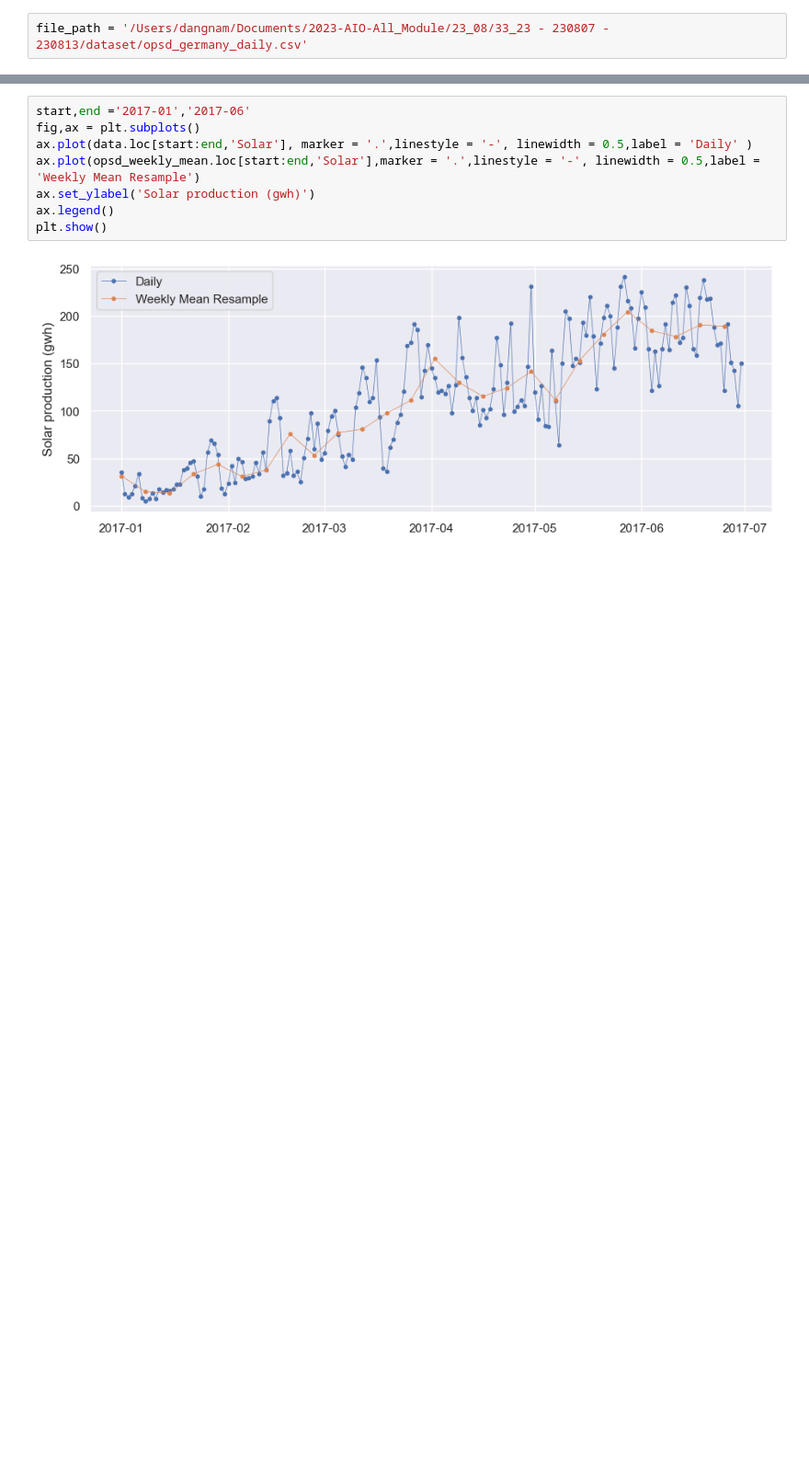
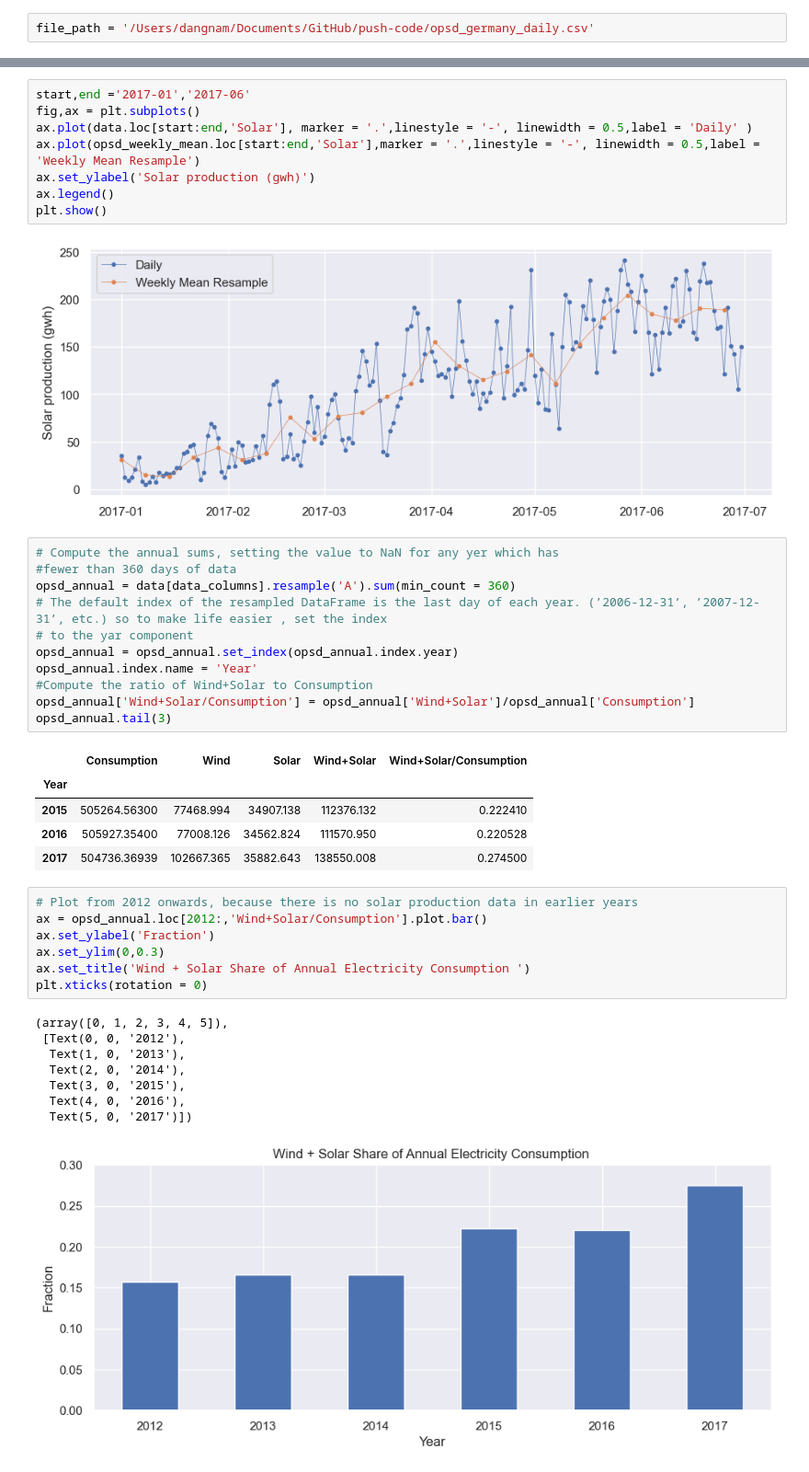
Before and after one commit to sandrodang/push-code, a Jupyter notebook: da_timeseries.ipynb, the cells around one changed output, grey strips where cells are left out. Shown at 92% size. Saved outputs shown, nothing was run; the diff lists cells and outputs as text; blank space fills up the shorter version.

```diff
--- a/da_timeseries.ipynb
+++ b/da_timeseries.ipynb
@@ -4,7 +4,7 @@ import pandas as pd
 import matplotlib.pyplot as plt
 import seaborn as sns
 # %%
-file_path = '/Users/dangnam/Documents/2023-AIO-All_Module/23_08/33_23 - 230807 - 230813/dataset/opsd_germany_daily.csv'
+file_path = '/Users/dangnam/Documents/GitHub/push-code/opsd_germany_daily.csv'
 # %%
 # select date is index to ez work
 data = pd.read_csv(file_path,index_col= 0 , parse_dates=True) # parse_date for pandas know collumn 0 is date
@@ -178,3 +177,36 @@ ax.legend()
 plt.show()
 # %% [output]
 [figure]
+# %%
+# Compute the annual sums, setting the value to NaN for any yer which has
+#fewer than 360 days of data
+opsd_annual = data[data_columns].resample('A').sum(min_count = 360)
+# The default index of the resampled DataFrame is the last day of each year. (’2006-12-31’, ’2007-12-31’, etc.) so to make life easier , set the index
+# to the yar component
+opsd_annual = opsd_annual.set_index(opsd_annual.index.year)
+opsd_annual.index.name = 'Year'
+#Compute the ratio of Wind+Solar to Consumption
+opsd_annual['Wind+Solar/Consumption'] = opsd_annual['Wind+Solar']/opsd_annual['Consumption']
+opsd_annual.tail(3)
+# %% [output]
+|  | Consumption | Wind | Solar | Wind+Solar | Wind+Solar/Consumption |
+| Year |  |  |  |  |  |
+| 2015 | 505264.56300 | 77468.994 | 34907.138 | 112376.132 | 0.222410 |
+| 2016 | 505927.35400 | 77008.126 | 34562.824 | 111570.950 | 0.220528 |
+| 2017 | 504736.36939 | 102667.365 | 35882.643 | 138550.008 | 0.274500 |
+# %%
+# Plot from 2012 onwards, because there is no solar production data in earlier years
+ax = opsd_annual.loc[2012:,'Wind+Solar/Consumption'].plot.bar()
+ax.set_ylabel('Fraction')
+ax.set_ylim(0,0.3)
+ax.set_title('Wind + Solar Share of Annual Electricity Consumption ')
+plt.xticks(rotation = 0)
+# %% [output]
+(array([0, 1, 2, 3, 4, 5]),
+ [Text(0, 0, '2012'),
+  Text(1, 0, '2013'),
+  Text(2, 0, '2014'),
+  Text(3, 0, '2015'),
+  Text(4, 0, '2016'),
+  Text(5, 0, '2017')])
+[figure, added]
```
Also changed, not shown: parts of 5 cells of this notebook.
